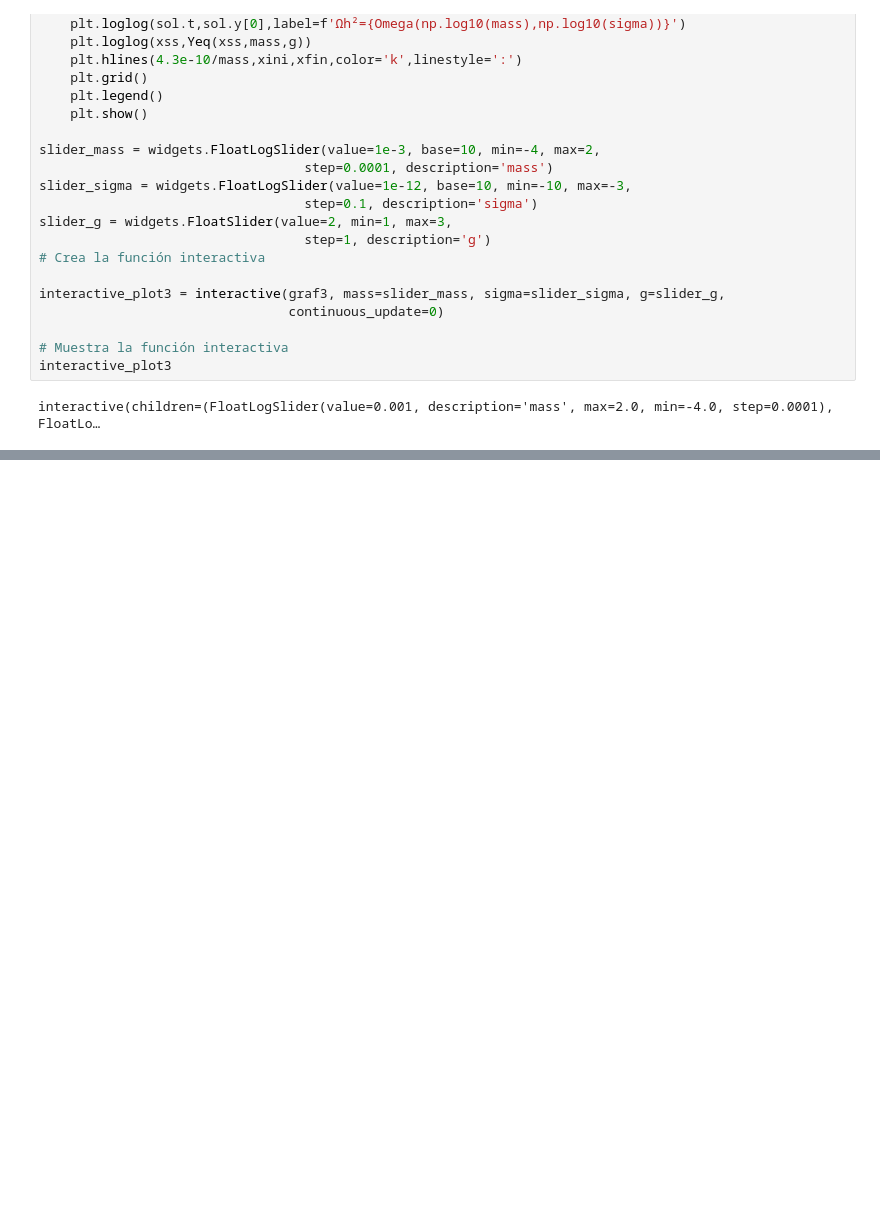
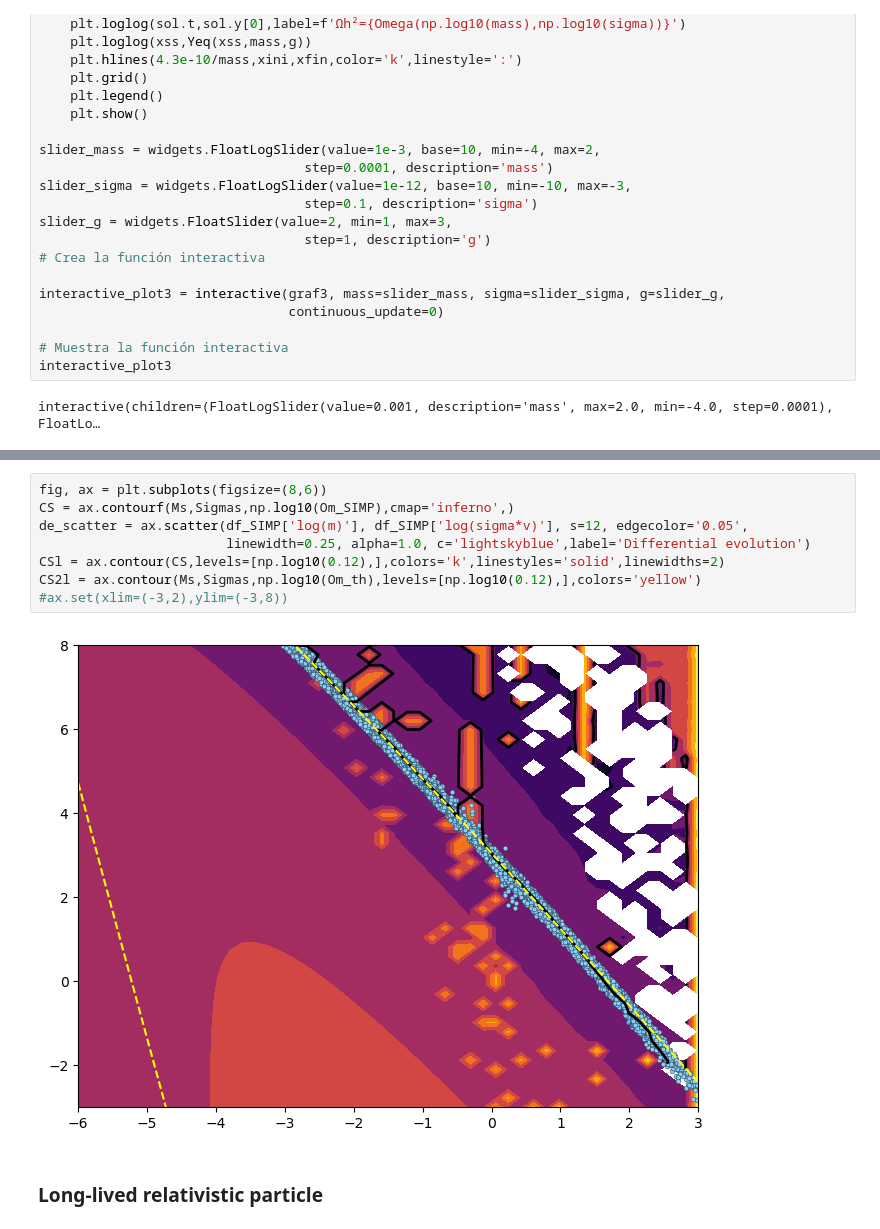
Before and after one commit to SantiagoJulioD/Trabajo_de_grado, a Jupyter notebook: Relic_density/relic_density.ipynb, the cells around one changed output, grey strips where cells are left out. Drawn from its saved outputs; the diff is of its cells as text; blank space fills up the shorter version.

```diff
--- a/Relic_density/relic_density.ipynb
+++ b/Relic_density/relic_density.ipynb
@@ -512,0 +607,12 @@ df_SIMP
+# %%
+fig, ax = plt.subplots(figsize=(8,6))
+CS = ax.contourf(Ms,Sigmas,np.log10(Om_SIMP),cmap='inferno',)
+de_scatter = ax.scatter(df_SIMP['log(m)'], df_SIMP['log(sigma*v)'], s=12, edgecolor='0.05',
+                        linewidth=0.25, alpha=1.0, c='lightskyblue',label='Differential evolution')
+CSl = ax.contour(CS,levels=[np.log10(0.12),],colors='k',linestyles='solid',linewidths=2)
+CS2l = ax.contour(Ms,Sigmas,np.log10(Om_th),levels=[np.log10(0.12),],colors='yellow')
+#ax.set(xlim=(-3,2),ylim=(-3,8))
+# %% [output]
+[figure, added]
+# %% [markdown]
+### Long-lived relativistic particle
```
Also changed, not shown: parts of 34 cells of this notebook, 4 other files.
